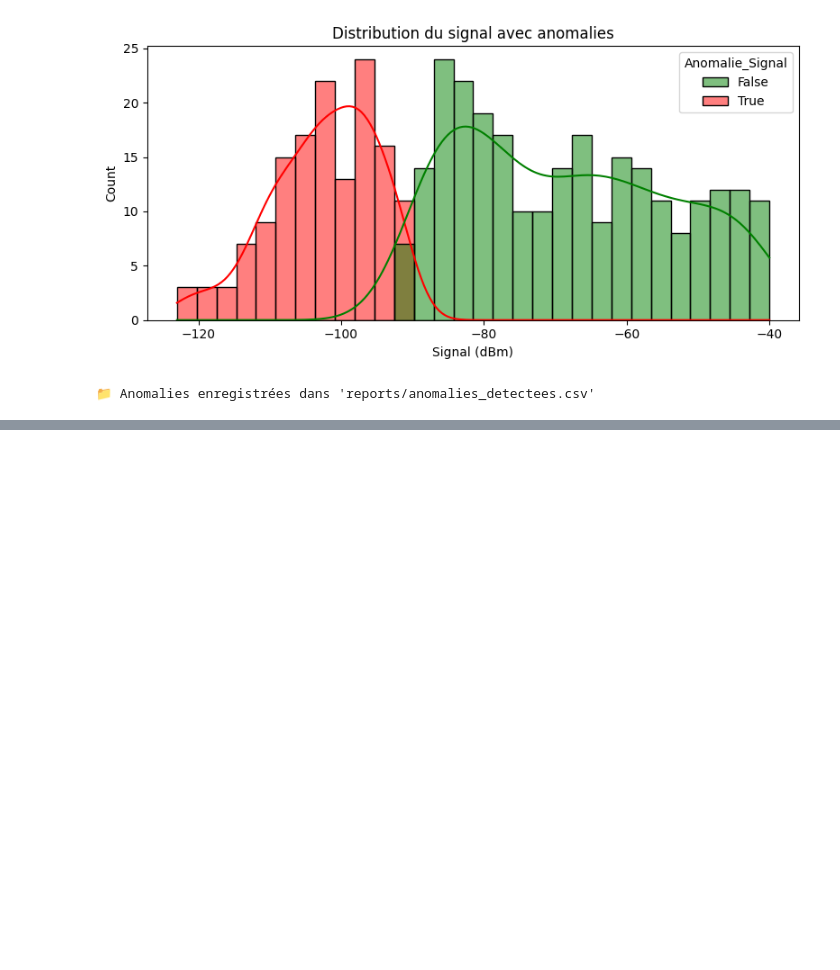
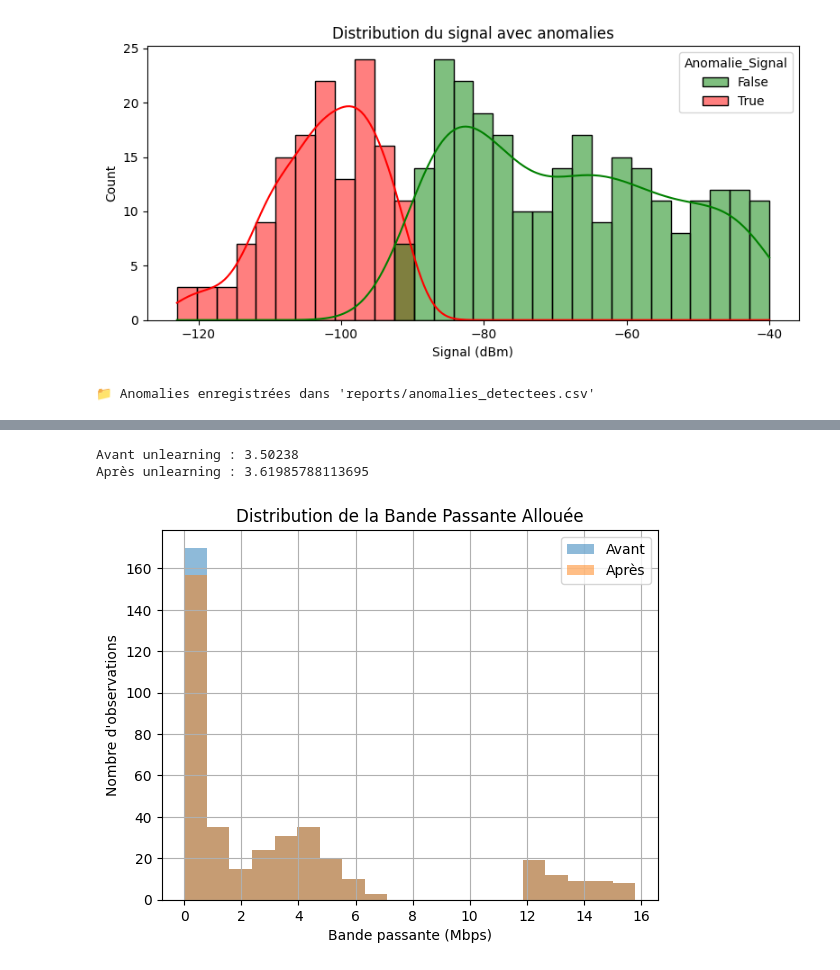
Before and after one commit to ndeyecisse/TER, a Jupyter notebook: phase1.ipynb, the cells around one changed output, grey strips where cells are left out. Drawn from its saved outputs; the diff is of its cells as text; code cells hidden in the pictures; blank space fills up the shorter version.

```diff
--- a/phase1.ipynb
+++ b/phase1.ipynb
@@ -264,3 +263,0 @@ plt.show()
-# %%
-# On fait une copie du DataFrame original SANS les lignes "IoT_Temperature"
-df_unlearned = df[df["Application_Type"] != "IoT_Temperature"].copy()
@@ -362,0 +395,16 @@ plt.show()
+# %%
+print("Avant unlearning :", df["Allocated_BW_Mbps"].mean())
+print("Après unlearning :", df_unlearned["Allocated_BW_Mbps"].mean())
+
+plt.hist(df["Allocated_BW_Mbps"], bins=20, alpha=0.5, label="Avant")
+plt.hist(df_unlearned["Allocated_BW_Mbps"], bins=20, alpha=0.5, label="Après")
+plt.title("Distribution de la Bande Passante Allouée")
+plt.xlabel("Bande passante (Mbps)")
+plt.ylabel("Nombre d'observations")
+plt.legend()
+plt.grid(True)
+plt.show()
+# %% [output]
+Avant unlearning : 3.50238
+Après unlearning : 3.61985788113695
+[figure, added]
```
Also changed, not shown: parts of 9 cells of this notebook.
